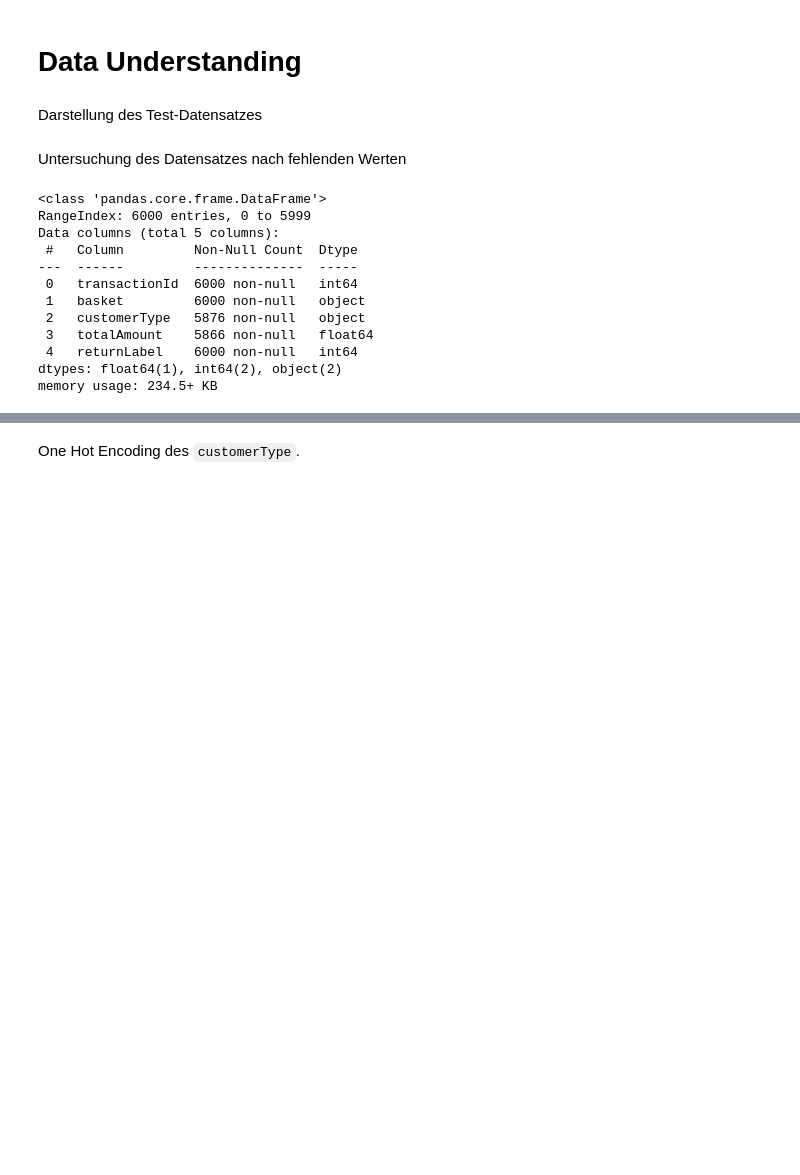
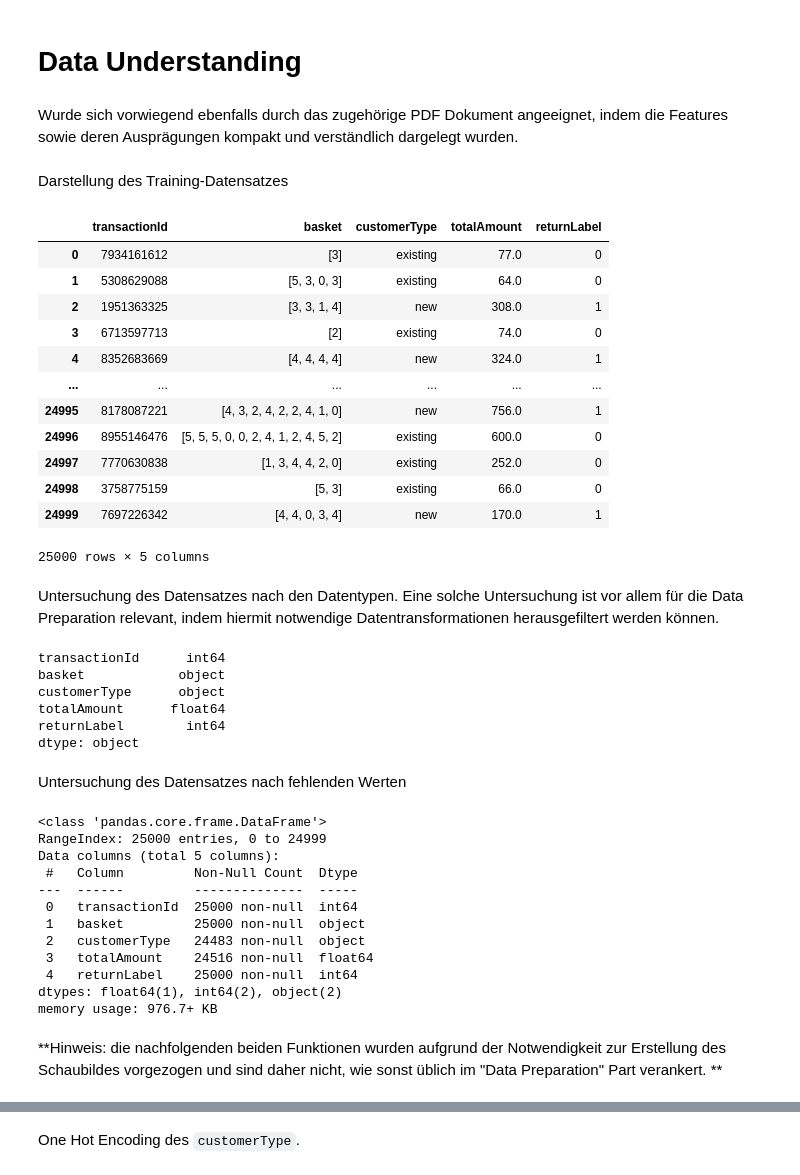
Before and after one commit to DanielDanger/mlBachelor, a Jupyter notebook: ML_Bachelor_Projektarbeit.ipynb, the cells around one changed output, grey strips where cells are left out. Drawn from its saved outputs; the diff is of its cells as text; code cells hidden in the pictures; blank space fills up the shorter version.

```diff
--- a/ML_Bachelor_Projektarbeit.ipynb
+++ b/ML_Bachelor_Projektarbeit.ipynb
@@ -53,5 +53,7 @@ Wurde sich durch das zugehörige PDF Dokument, in dem die Aufgabenstellung darge
 
 
 # **Data Understanding**
+# %% [markdown]
+Wurde sich vorwiegend ebenfalls durch das zugehörige PDF Dokument angeeignet, indem die Features sowie deren Ausprägungen kompakt und verständlich dargelegt wurden.
 # %% [markdown]
-Darstellung des Test-Datensatzes
+Darstellung des Training-Datensatzes
@@ -60,17 +60,46 @@ Darstellung des Test-Datensatzes
+# %%
+df_train
+# %% [output]
+|  | transactionId | basket | customerType | totalAmount | returnLabel |
+| 0 | 7934161612 | [3] | existing | 77.0 | 0 |
+| 1 | 5308629088 | [5, 3, 0, 3] | existing | 64.0 | 0 |
+| 2 | 1951363325 | [3, 3, 1, 4] | new | 308.0 | 1 |
+| 3 | 6713597713 | [2] | existing | 74.0 | 0 |
+| 4 | 8352683669 | [4, 4, 4, 4] | new | 324.0 | 1 |
+| ... | ... | ... | ... | ... | ... |
+| 24995 | 8178087221 | [4, 3, 2, 4, 2, 2, 4, 1, 0] | new | 756.0 | 1 |
+| 24996 | 8955146476 | [5, 5, 5, 0, 0, 2, 4, 1, 2, 4, 5, 2] | existing | 600.0 | 0 |
+| 24997 | 7770630838 | [1, 3, 4, 4, 2, 0] | existing | 252.0 | 0 |
+| 24998 | 3758775159 | [5, 3] | existing | 66.0 | 0 |
+| 24999 | 7697226342 | [4, 4, 0, 3, 4] | new | 170.0 | 1 |
+25000 rows × 5 columns
+# %% [markdown]
+Untersuchung des Datensatzes nach den Datentypen. Eine solche Untersuchung ist vor allem für die Data Preparation relevant, indem hiermit notwendige Datentransformationen herausgefiltert werden können.
+# %%
+df_train.dtypes
+# %% [output]
+transactionId      int64
+basket            object
+customerType      object
+totalAmount      float64
+returnLabel        int64
+dtype: object
 # %% [markdown]
 Untersuchung des Datensatzes nach fehlenden Werten
 # %%
-df_test.info()
+df_train.info()
 # %% [output]
 <class 'pandas.core.frame.DataFrame'>
-RangeIndex: 6000 entries, 0 to 5999
+RangeIndex: 25000 entries, 0 to 24999
 Data columns (total 5 columns):
  #   Column         Non-Null Count  Dtype
 ---  ------         --------------  -----
- 0   transactionId  6000 non-null   int64
- 1   basket         6000 non-null   object
- 2   customerType   5876 non-null   object
- 3   totalAmount    5866 non-null   float64
- 4   returnLabel    6000 non-null   int64
+ 0   transactionId  25000 non-null  int64
+ 1   basket         25000 non-null  object
+ 2   customerType   24483 non-null  object
+ 3   totalAmount    24516 non-null  float64
+ 4   returnLabel    25000 non-null  int64
 dtypes: float64(1), int64(2), object(2)
-memory usage: 234.5+ KB
+memory usage: 976.7+ KB
+# %% [markdown]
+**Hinweis: die nachfolgenden beiden Funktionen wurden aufgrund der Notwendigkeit zur Erstellung des Schaubildes vorgezogen und sind daher nicht, wie sonst üblich im "Data Preparation" Part verankert. **
```
Also changed, not shown: parts of 27 cells of this notebook.
